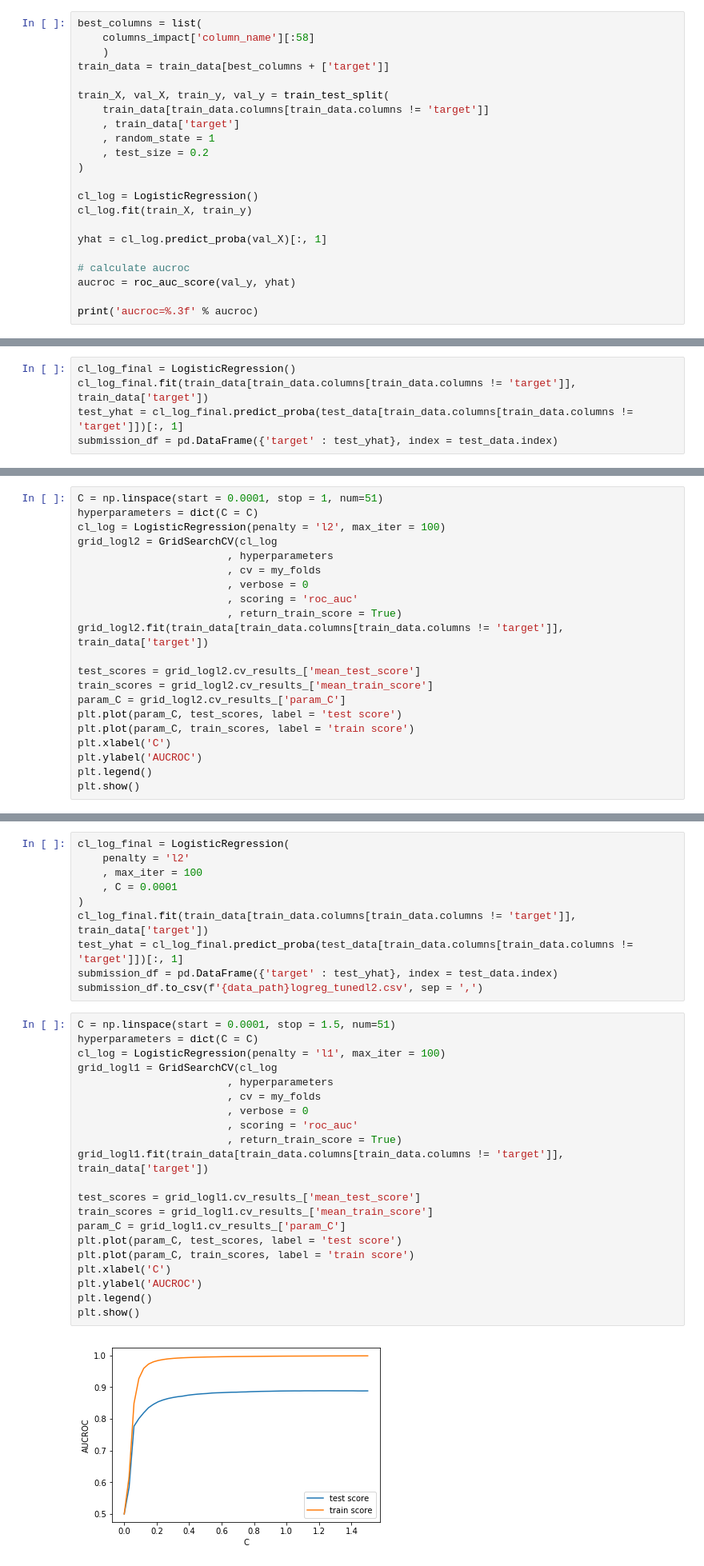
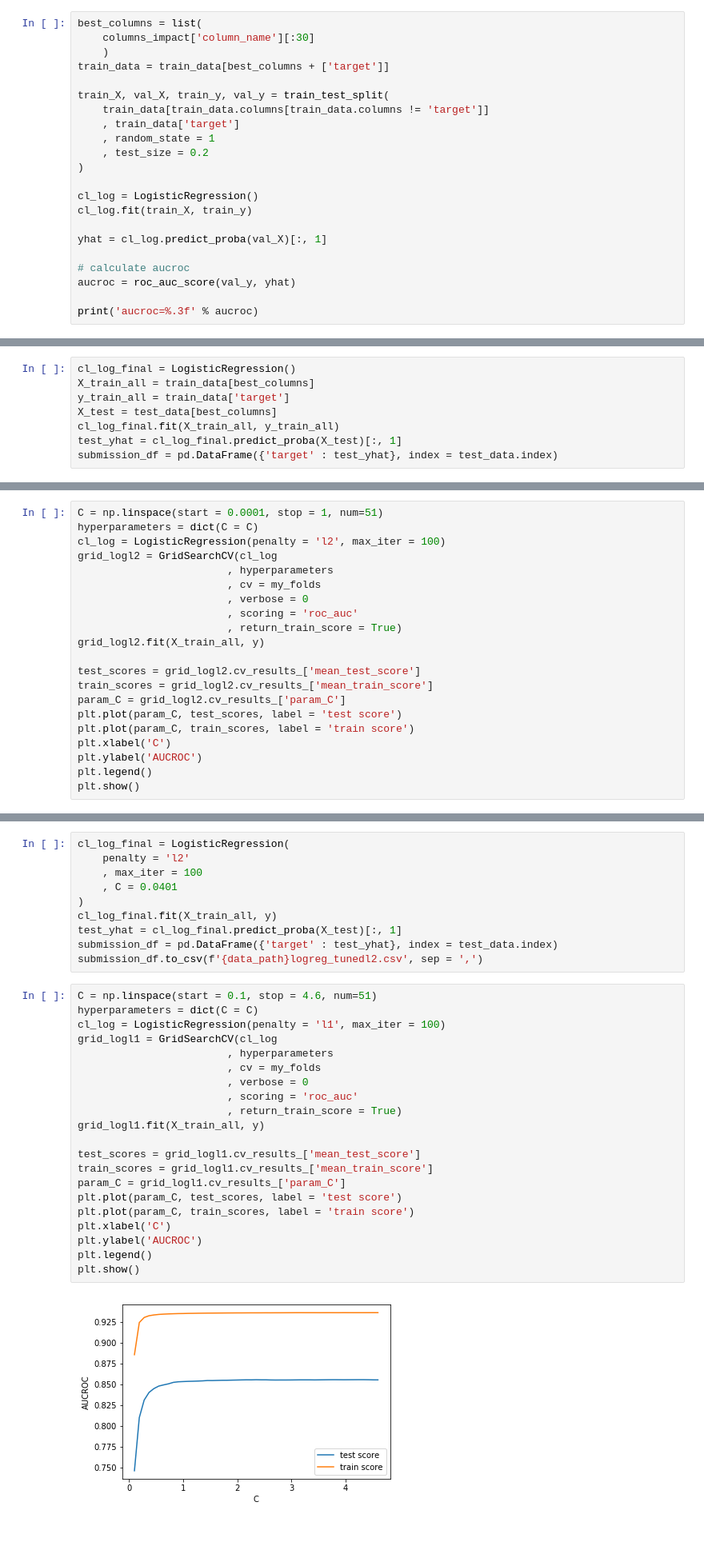
Before and after one commit to amjadfarman/do_not_overfit_ii, a Jupyter notebook: do_not_overfit.ipynb, the cells around one changed output, grey strips where cells are left out. Shown at 80% size. Drawn from its saved outputs; the diff is of its cells as text; blank space fills up the shorter version.

Commit message:
The variables that have different mean and median in train and test sets, removed.

```diff
--- a/do_not_overfit.ipynb
+++ b/do_not_overfit.ipynb
@@ -123,6 +132,6 @@ plt.show()
 # %%
 best_columns = list(
-    columns_impact['column_name'][:58]
+    columns_impact['column_name'][:30]
     )
 train_data = train_data[best_columns + ['target']]
 
@@ -147,7 +156,10 @@ aucroc=0.915
 # %%
 cl_log_final = LogisticRegression()
-cl_log_final.fit(train_data[train_data.columns[train_data.columns != 'target']], train_data['target'])
-test_yhat = cl_log_final.predict_proba(test_data[train_data.columns[train_data.columns != 'target']])[:, 1]
+X_train_all = train_data[best_columns]
+y_train_all = train_data['target']
+X_test = test_data[best_columns]
+cl_log_final.fit(X_train_all, y_train_all)
+test_yhat = cl_log_final.predict_proba(X_test)[:, 1]
 submission_df = pd.DataFrame({'target' : test_yhat}, index = test_data.index)
 # %%
 submission_df.to_csv(f'{data_path}logreg_basic.csv', sep = ',')
@@ -163,7 +175,7 @@ grid_logl2 = GridSearchCV(cl_log
                         , verbose = 0
                         , scoring = 'roc_auc'
                         , return_train_score = True)
-grid_logl2.fit(train_data[train_data.columns[train_data.columns != 'target']], train_data['target'])
+grid_logl2.fit(X_train_all, y)
 
 test_scores = grid_logl2.cv_results_['mean_test_score']
 train_scores = grid_logl2.cv_results_['mean_train_score']
@@ -189,35 +201,35 @@ The best AUCROC score:  0.929
 cl_log_final = LogisticRegression(
     penalty = 'l2'
     , max_iter = 100
-    , C = 0.0001
+    , C = 0.0401
 )
-cl_log_final.fit(train_data[train_data.columns[train_data.columns != 'target']], train_data['target'])
-test_yhat = cl_log_final.predict_proba(test_data[train_data.columns[train_data.columns != 'target']])[:, 1]
+cl_log_final.fit(X_train_all, y)
+test_yhat = cl_log_final.predict_proba(X_test)[:, 1]
 submission_df = pd.DataFrame({'target' : test_yhat}, index = test_data.index)
 submission_df.to_csv(f'{data_path}logreg_tunedl2.csv', sep = ',')
 # %%
-C = np.linspace(start = 0.0001, stop = 1.5, num=51)
+C = np.linspace(start = 0.1, stop = 4.6, num=51)
 hyperparameters = dict(C = C)
 cl_log = LogisticRegression(penalty = 'l1', max_iter = 100)
 grid_logl1 = GridSearchCV(cl_log
                         , hyperparameters
                         , cv = my_folds
                         , verbose = 0
                         , scoring = 'roc_auc'
                         , return_train_score = True)
-grid_logl1.fit(train_data[train_data.columns[train_data.columns != 'target']], train_data['target'])
+grid_logl1.fit(X_train_all, y)
 
 test_scores = grid_logl1.cv_results_['mean_test_score']
 train_scores = grid_logl1.cv_results_['mean_train_score']
 param_C = grid_logl1.cv_results_['param_C']
 plt.plot(param_C, test_scores, label = 'test score')
 plt.plot(param_C, train_scores, label = 'train score')
 plt.xlabel('C')
 plt.ylabel('AUCROC')
 plt.legend()
 plt.show()
 # %% [output]
-[figure, old version]
+[figure, new version]
 # %%
 print('The best value of C:  ' +
       "{:.5f}".format(grid_logl1.best_params_['C']) +
```
Also changed, not shown: parts of 28 cells of this notebook.
